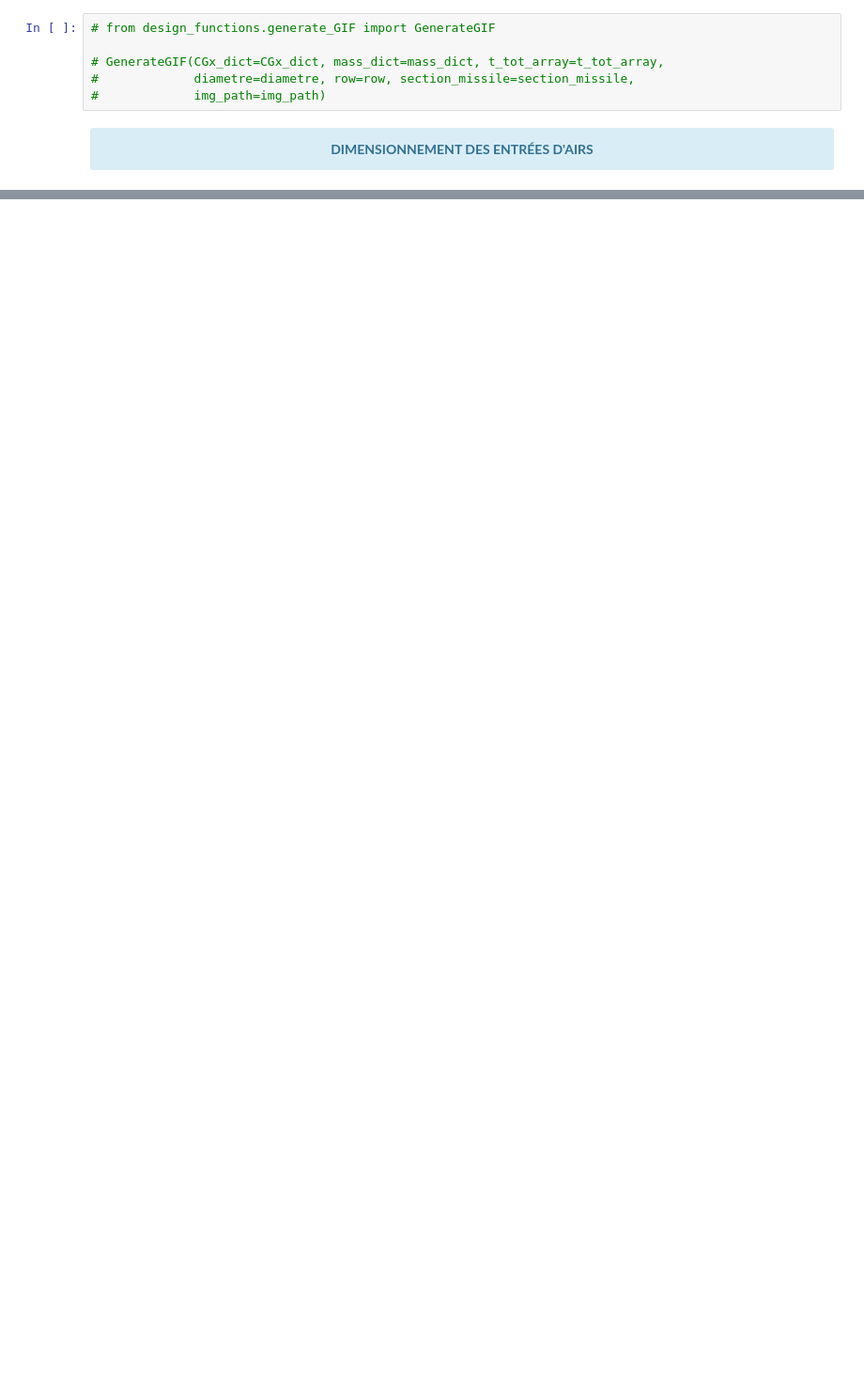
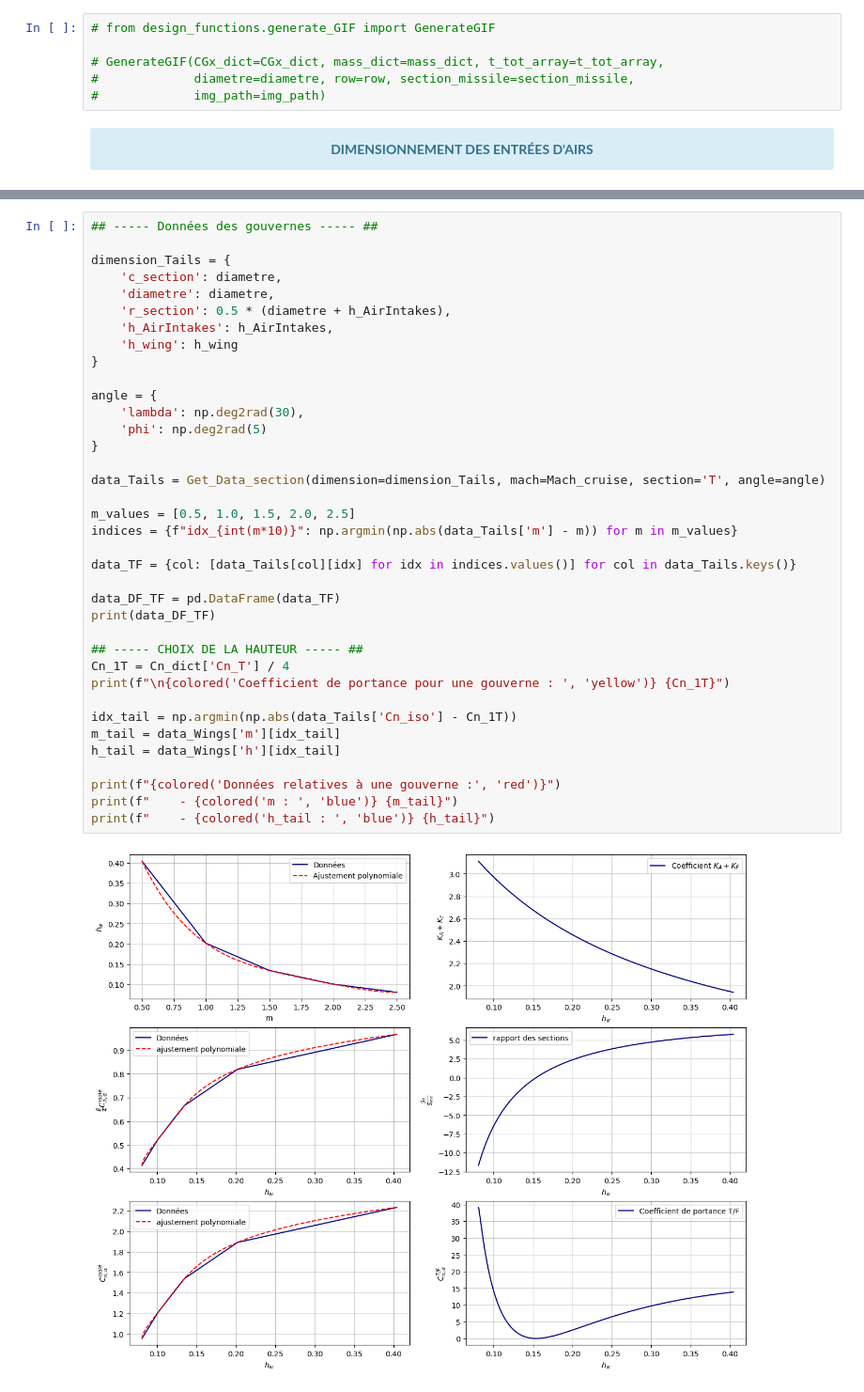
Before and after one commit to Pierre-1107/ConceptionMissile, a Jupyter notebook: src/main_misisle.ipynb, the cells around one changed output, grey strips where cells are left out. Shown at 94% size. Drawn from its saved outputs; the diff is of its cells as text; blank space fills up the shorter version.

```diff
--- a/src/main_misisle.ipynb
+++ b/src/main_misisle.ipynb
@@ -349,0 +410,39 @@ axes.legend(loc="upper left")
+# %%
+## ----- Données des gouvernes ----- ##
+
+dimension_Tails = {
+    'c_section': diametre,
+    'diametre': diametre,
+    'r_section': 0.5 * (diametre + h_AirIntakes),
+    'h_AirIntakes': h_AirIntakes,
+    'h_wing': h_wing
+}
+
+angle = {
+    'lambda': np.deg2rad(30),
+    'phi': np.deg2rad(5)
+}
+
+data_Tails = Get_Data_section(dimension=dimension_Tails, mach=Mach_cruise, section='T', angle=angle)
+
+m_values = [0.5, 1.0, 1.5, 2.0, 2.5]
+indices = {f"idx_{int(m*10)}": np.argmin(np.abs(data_Tails['m'] - m)) for m in m_values}
+
+data_TF = {col: [data_Tails[col][idx] for idx in indices.values()] for col in data_Tails.keys()}
+
+data_DF_TF = pd.DataFrame(data_TF)
+print(data_DF_TF)
+
+## ----- CHOIX DE LA HAUTEUR ----- ##
+Cn_1T = Cn_dict['Cn_T'] / 4
+print(f"\n{colored('Coefficient de portance pour une gouverne : ', 'yellow')} {Cn_1T}")
+
+idx_tail = np.argmin(np.abs(data_Tails['Cn_iso'] - Cn_1T))
+m_tail = data_Wings['m'][idx_tail]
+h_tail = data_Wings['h'][idx_tail]
+
+print(f"{colored('Données relatives à une gouverne :', 'red')}")
+print(f"    - {colored('m : ', 'blue')} {m_tail}")
+print(f"    - {colored('h_tail : ', 'blue')} {h_tail}")
+# %% [output]
+[figure, added]
```
Also changed, not shown: parts of 13 cells of this notebook, 12 other files.
